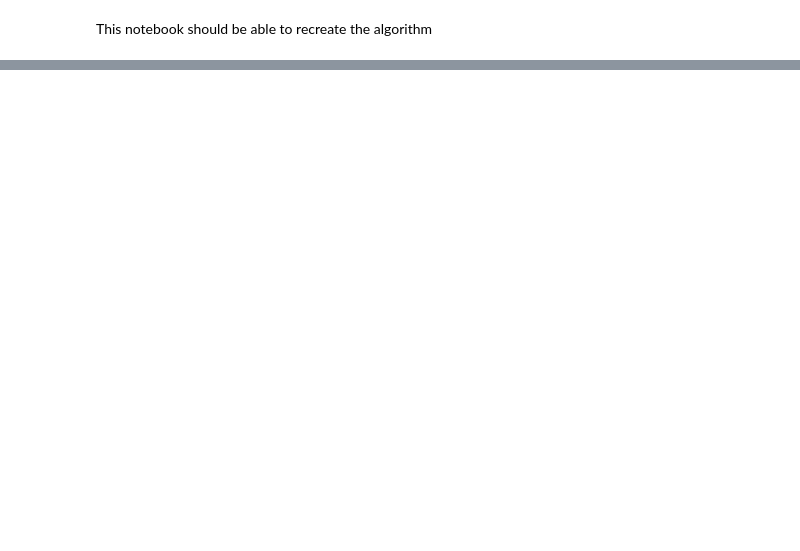
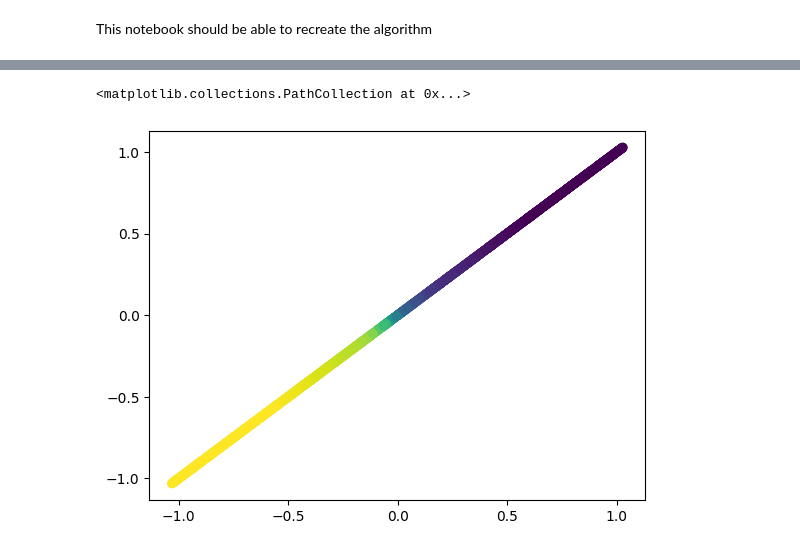
Before and after one commit to mtyler1059/Nearly-Blind-Hyperspectral-Unmixing, a Jupyter notebook: graph_active_learning.ipynb, the cells around one changed output, grey strips where cells are left out. Drawn from its saved outputs; the diff is of its cells as text; code cells hidden in the pictures; blank space fills up the shorter version.

```diff
--- a/graph_active_learning.ipynb
+++ b/graph_active_learning.ipynb
@@ -370,7 +370,7 @@ def algo_1_active_learning(X, W, m_initial=5, M_total=40, num_eigs=50, gamma=0.1
 
     # 1. Compute the Graph Laplacian
     degrees = np.array(W.sum(axis=1)).flatten()
-    D = sp.diags(degrees, format='csr')
+    D = sps.diags(degrees, format='csr')
     L = D - W
 
     # 2. Compute truncated eigen-decomposition of L
@@ -502,0 +545,5 @@ def run_unmixing_pipeline_example():
+# %%
+plt.scatter(X_pca1[:,0],X_pca1[:,0],c=A_f[0])
+# %% [output]
+<matplotlib.collections.PathCollection at 0x...>
+[figure, added]
```
Also changed, not shown: parts of 5 cells of this notebook, 3 other files.
